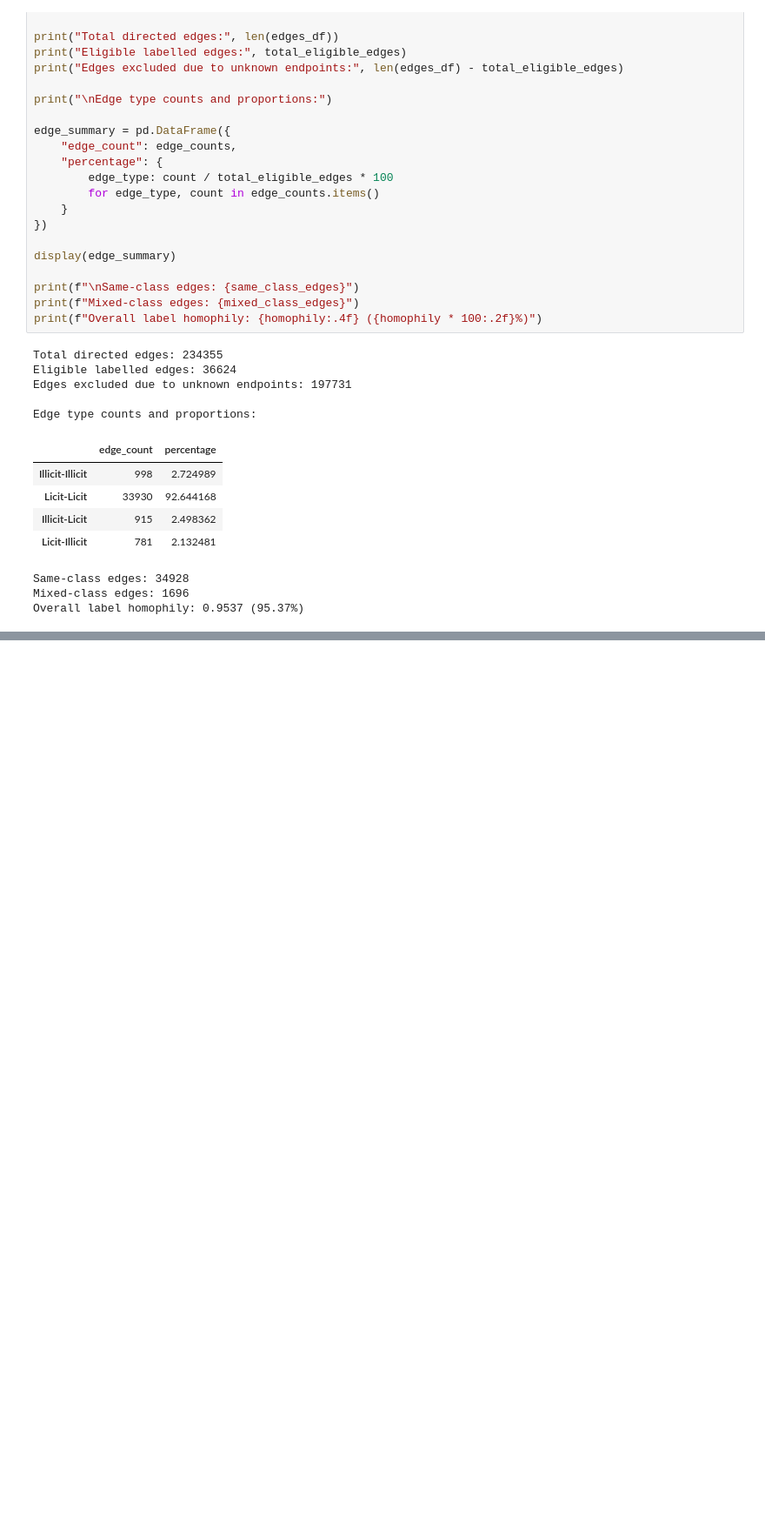
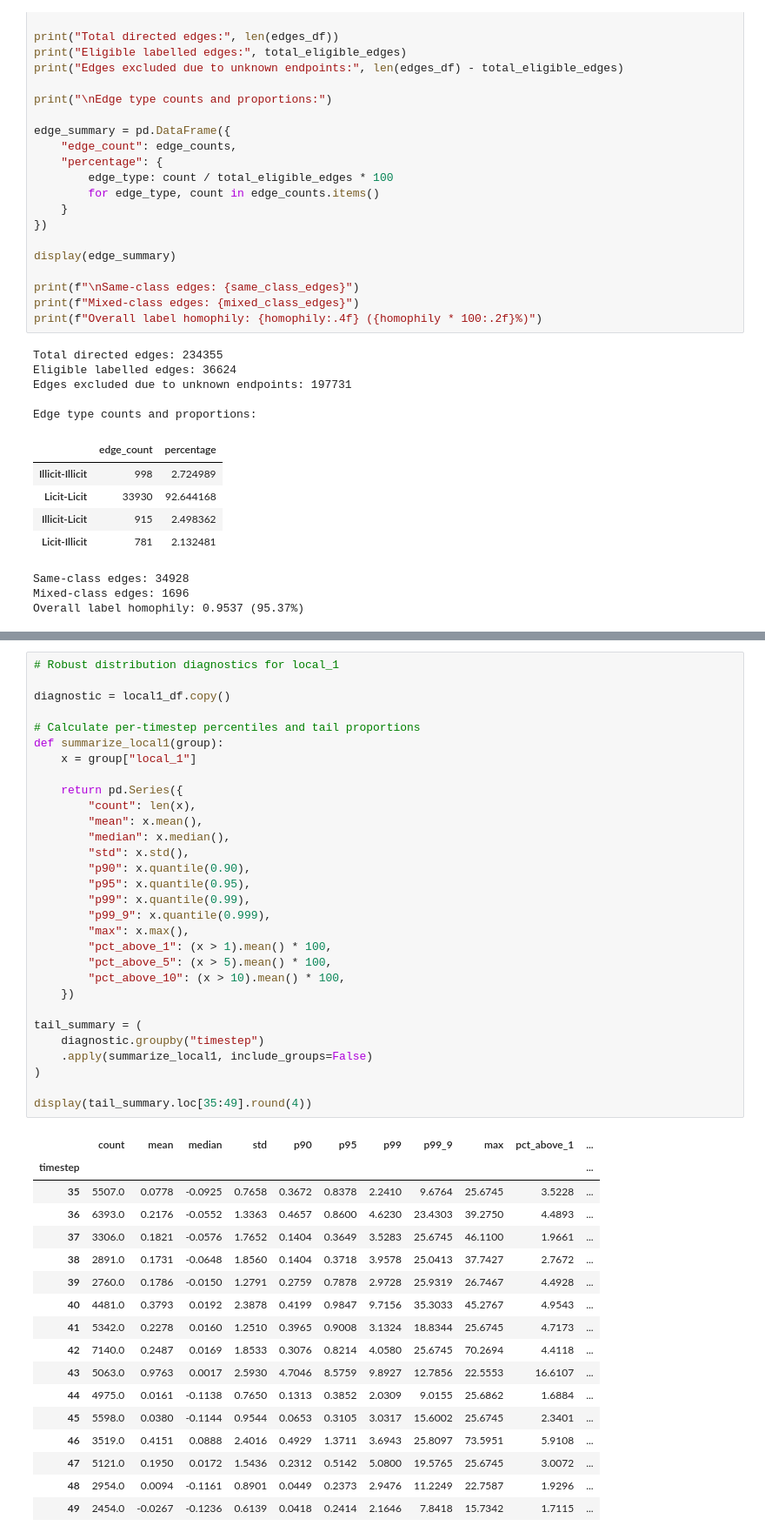
Before and after one commit to Vin0505/graph-financial-crime, a Jupyter notebook: notebooks/data_exploration.ipynb, the cells around one changed output, grey strips where cells are left out. Shown at 87% size. Cells and saved outputs as stored; diff of their text form; blank space fills up the shorter version.

```diff
--- a/notebooks/data_exploration.ipynb
+++ b/notebooks/data_exploration.ipynb
@@ -1323,0 +5660,48 @@ Overall label homophily: 0.9537 (95.37%)
+# %%
+# Robust distribution diagnostics for local_1
+
+diagnostic = local1_df.copy()
+
+# Calculate per-timestep percentiles and tail proportions
+def summarize_local1(group):
+    x = group["local_1"]
+
+    return pd.Series({
+        "count": len(x),
+        "mean": x.mean(),
+        "median": x.median(),
+        "std": x.std(),
+        "p90": x.quantile(0.90),
+        "p95": x.quantile(0.95),
+        "p99": x.quantile(0.99),
+        "p99_9": x.quantile(0.999),
+        "max": x.max(),
+        "pct_above_1": (x > 1).mean() * 100,
+        "pct_above_5": (x > 5).mean() * 100,
+        "pct_above_10": (x > 10).mean() * 100,
+    })
+
+tail_summary = (
+    diagnostic.groupby("timestep")
+    .apply(summarize_local1, include_groups=False)
+)
+
+display(tail_summary.loc[35:49].round(4))
+# %% [output]
+|  | count | mean | median | std | p90 | p95 | p99 | p99_9 | max | pct_above_1 | ... |
+| timestep |  |  |  |  |  |  |  |  |  |  | ... |
+| 35 | 5507.0 | 0.0778 | -0.0925 | 0.7658 | 0.3672 | 0.8378 | 2.2410 | 9.6764 | 25.6745 | 3.5228 | ... |
+| 36 | 6393.0 | 0.2176 | -0.0552 | 1.3363 | 0.4657 | 0.8600 | 4.6230 | 23.4303 | 39.2750 | 4.4893 | ... |
+| 37 | 3306.0 | 0.1821 | -0.0576 | 1.7652 | 0.1404 | 0.3649 | 3.5283 | 25.6745 | 46.1100 | 1.9661 | ... |
+| 38 | 2891.0 | 0.1731 | -0.0648 | 1.8560 | 0.1404 | 0.3718 | 3.9578 | 25.0413 | 37.7427 | 2.7672 | ... |
+| 39 | 2760.0 | 0.1786 | -0.0150 | 1.2791 | 0.2759 | 0.7878 | 2.9728 | 25.9319 | 26.7467 | 4.4928 | ... |
+| 40 | 4481.0 | 0.3793 | 0.0192 | 2.3878 | 0.4199 | 0.9847 | 9.7156 | 35.3033 | 45.2767 | 4.9543 | ... |
+| 41 | 5342.0 | 0.2278 | 0.0160 | 1.2510 | 0.3965 | 0.9008 | 3.1324 | 18.8344 | 25.6745 | 4.7173 | ... |
+| 42 | 7140.0 | 0.2487 | 0.0169 | 1.8533 | 0.3076 | 0.8214 | 4.0580 | 25.6745 | 70.2694 | 4.4118 | ... |
+| 43 | 5063.0 | 0.9763 | 0.0017 | 2.5930 | 4.7046 | 8.5759 | 9.8927 | 12.7856 | 22.5553 | 16.6107 | ... |
+| 44 | 4975.0 | 0.0161 | -0.1138 | 0.7650 | 0.1313 | 0.3852 | 2.0309 | 9.0155 | 25.6862 | 1.6884 | ... |
+| 45 | 5598.0 | 0.0380 | -0.1144 | 0.9544 | 0.0653 | 0.3105 | 3.0317 | 15.6002 | 25.6745 | 2.3401 | ... |
+| 46 | 3519.0 | 0.4151 | 0.0888 | 2.4016 | 0.4929 | 1.3711 | 3.6943 | 25.8097 | 73.5951 | 5.9108 | ... |
+| 47 | 5121.0 | 0.1950 | 0.0172 | 1.5436 | 0.2312 | 0.5142 | 5.0800 | 19.5765 | 25.6745 | 3.0072 | ... |
+| 48 | 2954.0 | 0.0094 | -0.1161 | 0.8901 | 0.0449 | 0.2373 | 2.9476 | 11.2249 | 22.7587 | 1.9296 | ... |
+| 49 | 2454.0 | -0.0267 | -0.1236 | 0.6139 | 0.0418 | 0.2414 | 2.1646 | 7.8418 | 15.7342 | 1.7115 | ... |
```
Also changed, not shown: parts of 108 cells of this notebook, 47 other files.
